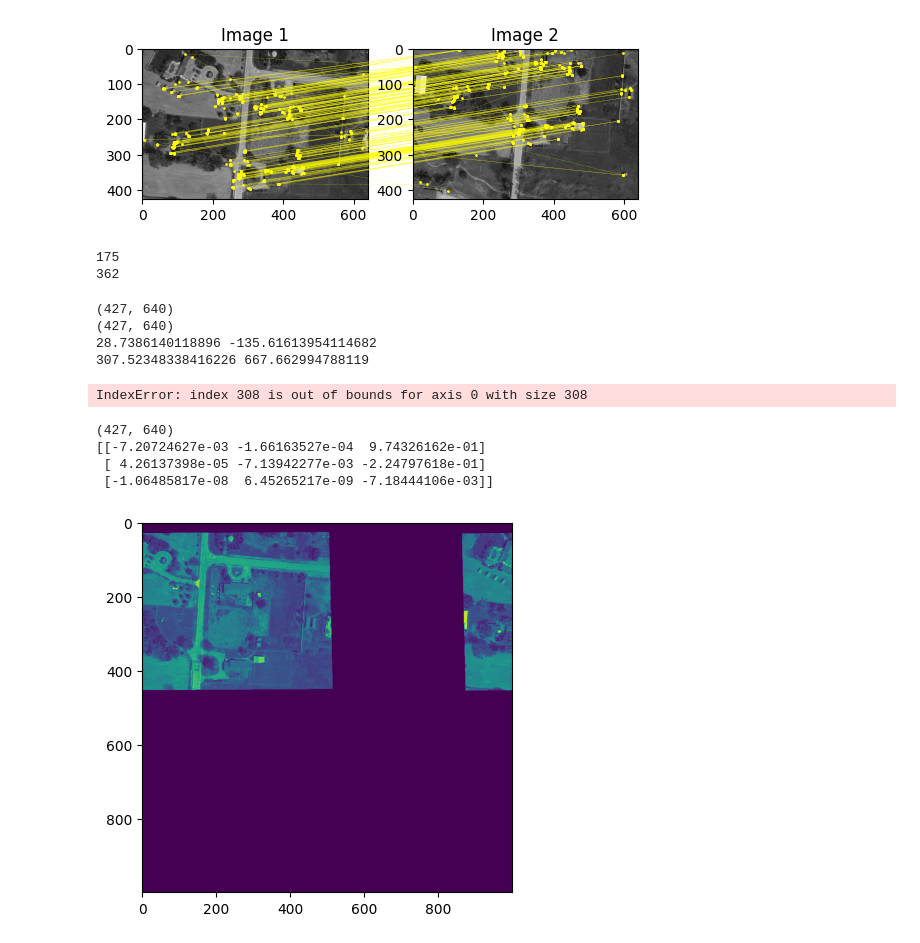
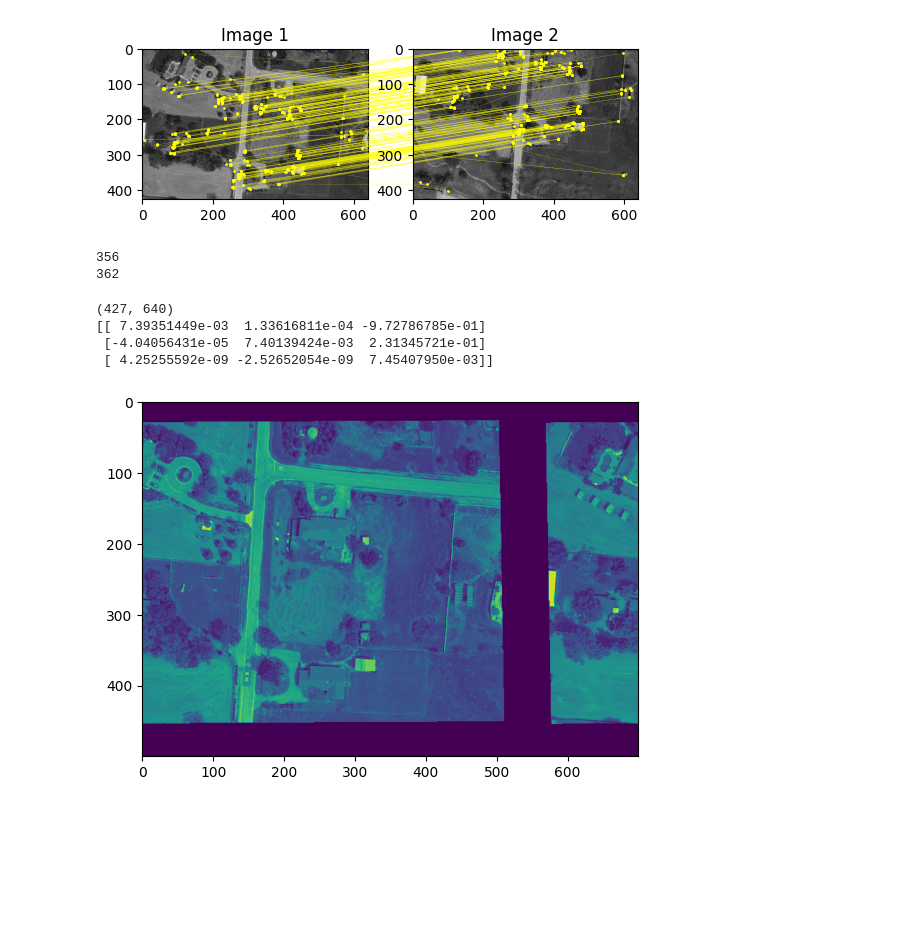
Before and after one commit to wgsxm/Computer-Vision-2023-fall-PKU, a Jupyter notebook: test.ipynb, the cells around one changed output. Saved outputs shown, nothing was run; the diff lists cells and outputs as text; code cells hidden in the pictures; blank space fills up the shorter version.

```diff
--- a/test.ipynb
+++ b/test.ipynb
@@ -112,7 +131,10 @@ def histogram_of_gradients(img, pix):
         temp_feature = [0 for i in range(num_bins)]
         for i in range(cornel_x - block_size**2//2 + 1, cornel_x + block_size**2//2 + 1):
             for j in range(cornel_y - block_size**2//2 + 1, cornel_y + block_size**2//2 + 1):
-                    temp_feature[int(grad_direction[np.clip(i,0,WIDTH-1),np.clip(j,0,HEIGHT-1)]*num_bins/360)]+=grad_magnitude[np.clip(i,0,WIDTH-1),int(np.clip(j,0,HEIGHT-1))]
+                    temp_angle = int(grad_direction[np.clip(i,0,WIDTH-1),np.clip(j,0,HEIGHT-1)]*num_bins/360)
+                    if temp_angle == num_bins:
+                        temp_angle = num_bins - 1
+                    temp_feature[temp_angle]+=grad_magnitude[np.clip(i,0,WIDTH-1),int(np.clip(j,0,HEIGHT-1))]
         orientation = np.argmax(temp_feature)*360/num_bins
         feature = []
         for index_x in range(-block_size//2,block_size//2):
@@ -123,7 +145,10 @@ def histogram_of_gradients(img, pix):
                         temp_angle = grad_direction[np.clip(i,0,WIDTH-1),np.clip(j,0,HEIGHT-1)] - orientation
                         if temp_angle<0:
                              temp_angle+=360
-                        temp_feature[int(temp_angle*num_bins/360)]+=grad_magnitude[np.clip(i,0,WIDTH-1),np.clip(j,0,HEIGHT-1)]
+                        temp_angle = int(temp_angle*num_bins/360)
+                        if temp_angle == num_bins:
+                            temp_angle = num_bins - 1
+                        temp_feature[temp_angle]+=grad_magnitude[np.clip(i,0,WIDTH-1),np.clip(j,0,HEIGHT-1)]
                 feature+=temp_feature
         # 归一化
         feature = feature / np.sum(feature)
@@ -144,0 +169,4 @@ print(len(features_1))
+# %%
+features_1=np.array(features_1)
+features_2=np.array(features_2)
+print(len(features_1))
@@ -222,29 +231,23 @@ def align_pair(pixels_1, pixels_2):
         sample_indices = sample(range(len(pixels_1)), num_picked)
         sampled_pixels_1 = [pixels_1[i] for i in sample_indices]
         sampled_pixels_2 = [pixels_2[i] for i in sample_indices]
-
         # Calculate homography matrix using the sampled points
         est_homo = compute_homography(sampled_pixels_1, sampled_pixels_2)
         # Transform all pixels from image 1 using the estimated homography
         homo_coordinates_1 = np.array([pixels_1[i] + tuple([1]) for i in range(len(pixels_1))])
         transformed_pixels = np.dot(est_homo, homo_coordinates_1.T).T
-
         transformed_pixels = transformed_pixels[:, :2] / transformed_pixels[:, 2, None]+1e-6
-
         # Calculate the Euclidean distance between the transformed pixels and image 2 pixels
         distances = np.linalg.norm(transformed_pixels - pixels_2, axis=1)
-
         # Count the number of inliers based on the threshold
         inliers = np.where(distances < inlier_threshold)[0]
-
         # Update the best set of inliers and homography matrix if this is the best so far
         if len(inliers) > len(best_inliers):
             print(len(inliers))
             best_inliers = inliers
             best_est_homo = est_homo
-
     return best_est_homo
 test = align_pair(pix_1,pix_2)
 # %% [output]
-175
+356
 362
@@ -316,34 +254,24 @@ def stitch_blend(img_1, img_2, est_homo):
-# %%
-blend = stitch_blend(image,image_2,test)
-plt.imshow(blend,cmap='gray')
-plt.show()
-# %% [output]
-(427, 640)
-(427, 640)
-28.7386140118896 -135.61613954114682
-307.52348338416226 667.662994788119
-IndexError: index 308 is out of bounds for axis 0 with size 308
 # %%
 height, width = image.shape
 print(image.shape)
 #test= test/test[2][2]
 print(test)
-new_pic = np.zeros((1000,1000))
+new_pic = np.zeros((500,700))
 for i in range(width):
     for j in range(height):
        homo = [i,j,1]
        new = test@homo
        new = new/new[2]+1e-6
 
 
        new = [int(new[0]),int(new[1])]
        new_pic[new[1],new[0]] = \
        image[j,i]
 plt.imshow(new_pic)
 plt.show()
 # %% [output]
 (427, 640)
-[[-7.20724627e-03 -1.66163527e-04  9.74326162e-01]
- [ 4.26137398e-05 -7.13942277e-03 -2.24797618e-01]
- [-1.06485817e-08  6.45265217e-09 -7.18444106e-03]]
+[[ 7.39351449e-03  1.33616811e-04 -9.72786785e-01]
+ [-4.04056431e-05  7.40139424e-03  2.31345721e-01]
+ [ 4.25255592e-09 -2.52652054e-09  7.45407950e-03]]
-[figure, old version]
+[figure, new version]
```
Also changed, not shown: parts of 9 cells of this notebook.
